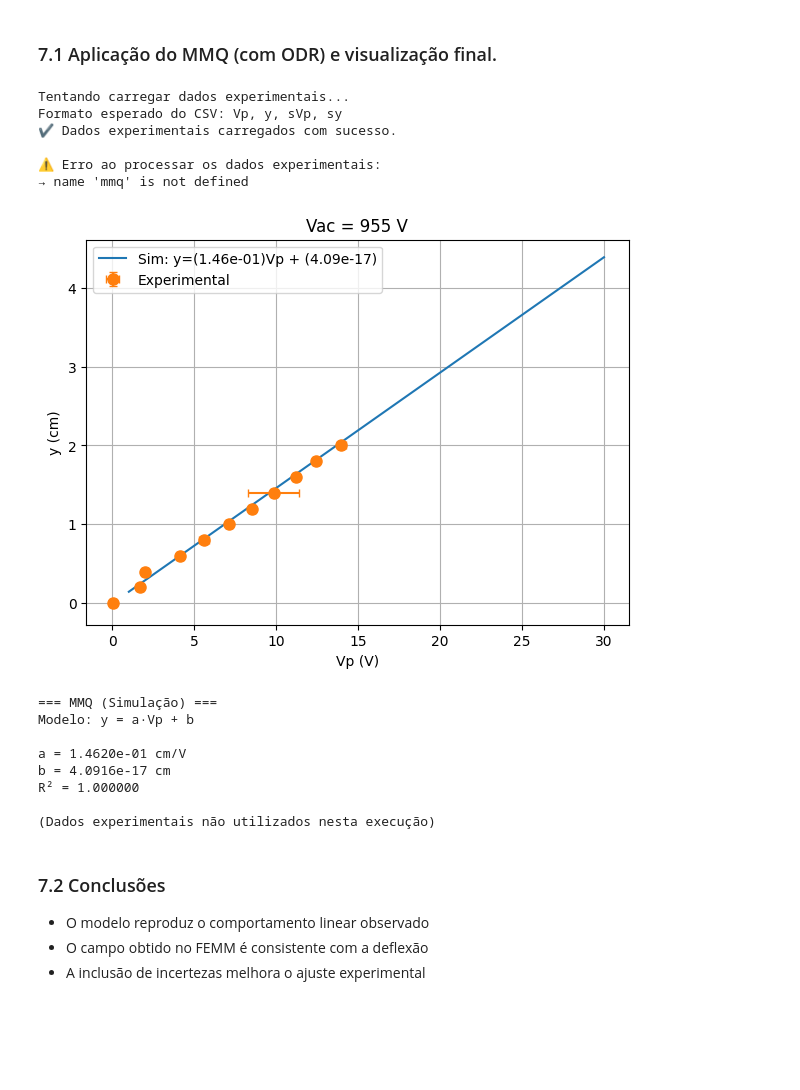
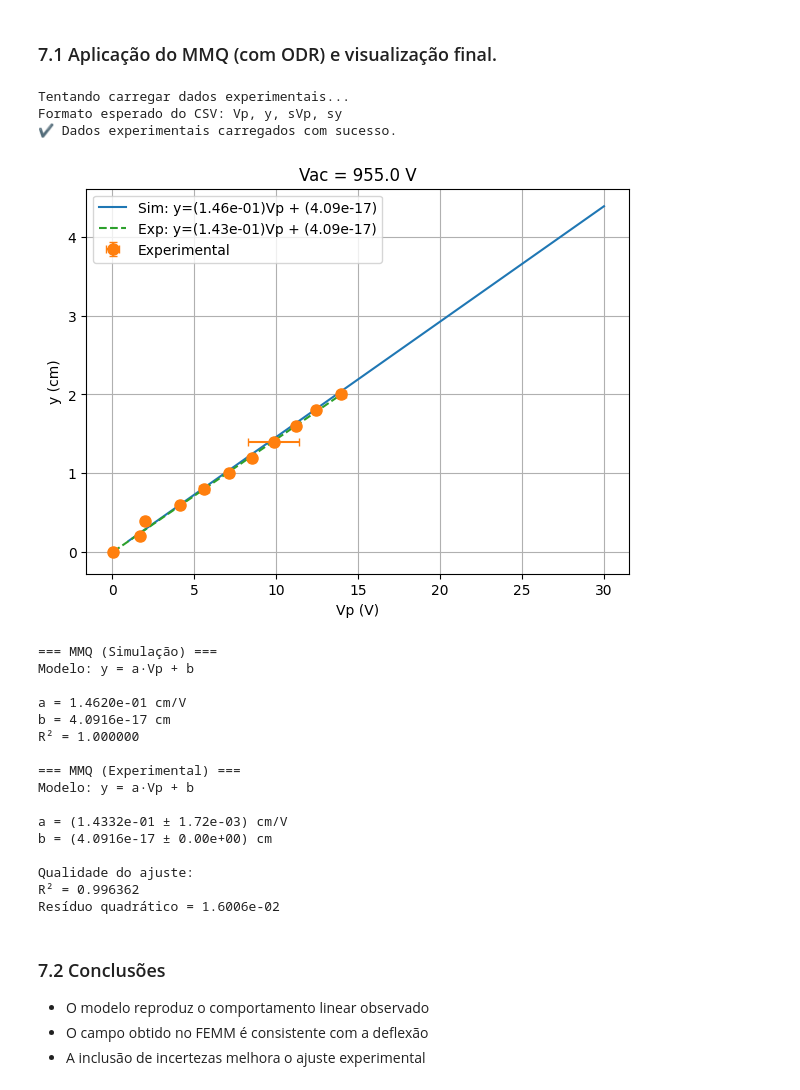
Before and after one commit to gutermanjunior/Lab3_2026-Exp2Atv1-CRT_Simulation_Electric_Field, a Jupyter notebook: Exp2Atv1 simulacao_TRC Guterman.ipynb, the cells around one changed output. Saved outputs shown, nothing was run; the diff lists cells and outputs as text; code cells hidden in the pictures; blank space fills up the shorter version.

```diff
--- a/Exp2Atv1 simulacao_TRC Guterman.ipynb
+++ b/Exp2Atv1 simulacao_TRC Guterman.ipynb
@@ -132,7 +140,6 @@ q = 1.6e-19    # carga (valor absoluto)
 
 # ================= TENSÕES =================
 # Vacfixo = np.array([500,600,700,800,900,1000,1100,1200,1400])
-Vacfixo = np.array([550, 604, 637, 683, 739, 791, 813, 845, 903, 955])
 Vp = np.arange(1.0, 30.5, 0.5)
 
 # ================= GEOMETRIA =================
@@ -359,7 +366,10 @@ csv_exp_vac_fixo = arquivo_vac_fixo
 tamanho_ponto = 40  # tamanho visual dos pontos
 
 # ================= SIMULAÇÃO =================
-idx = np.where(Vacfixo == Vacfix)[0][0]
+# A linha original causava um IndexError porque Vacfixo era uma lista, não um array numpy.
+# A comparação Vacfixo == Vacfix avaliava como False, fazendo com que np.where retornasse um array vazio.
+# Para corrigir, usamos o método .index() da lista, que funciona corretamente para encontrar o índice.
+idx = Vacfixo.index(Vacfix)
 y_vals = yVp[idx] * 100  # m → cm
 
 # -------- MMQ SIMULAÇÃO --------
@@ -481,37 +491,34 @@ plt.grid()
 plt.legend()
 plt.show()
 
 # ================= RESULTADOS =================
 
 # -------- SIMULAÇÃO --------
 print("\n=== MMQ (Simulação) ===")
 print("Modelo: y = a·Vp + b\n")
 print(f"a = {a_sim:.4e} cm/V")
 print(f"b = {b_sim:.4e} cm")
 print(f"R² = {r2_sim:.6f}")
 
 # -------- EXPERIMENTAL --------
 if dados_experimentais_carregados:
     print("\n=== MMQ (Experimental) ===")
     print("Modelo: y = a·Vp + b\n")
 
     print(f"a = ({a_exp:.4e} ± {erro_a_exp:.2e}) cm/V")
     print(f"b = ({b_exp:.4e} ± {erro_b_exp:.2e}) cm")
 
     print("\nQualidade do ajuste:")
     print(f"R² = {r2_exp:.6f}")
     print(f"Resíduo quadrático = {ss_res_exp:.4e}")
 
 else:
     print("\n(Dados experimentais não utilizados nesta execução)")
 # %% [output]
 Tentando carregar dados experimentais...
 Formato esperado do CSV: Vp, y, sVp, sy
 ✔ Dados experimentais carregados com sucesso.
-
-⚠️ Erro ao processar os dados experimentais:
-→ name 'mmq' is not defined
-[figure, old version]
+[figure, new version]
 === MMQ (Simulação) ===
 Modelo: y = a·Vp + b
 
@@ -519,7 +526,15 @@ a = 1.4620e-01 cm/V
 b = 4.0916e-17 cm
 R² = 1.000000
 
-(Dados experimentais não utilizados nesta execução)
+=== MMQ (Experimental) ===
+Modelo: y = a·Vp + b
+
+a = (1.4332e-01 ± 1.72e-03) cm/V
+b = (4.0916e-17 ± 0.00e+00) cm
+
+Qualidade do ajuste:
+R² = 0.996362
+Resíduo quadrático = 1.6006e-02
 # %% [markdown]
 ### 7.2 Conclusões
 
```
Also changed, not shown: parts of 3 cells of this notebook.
